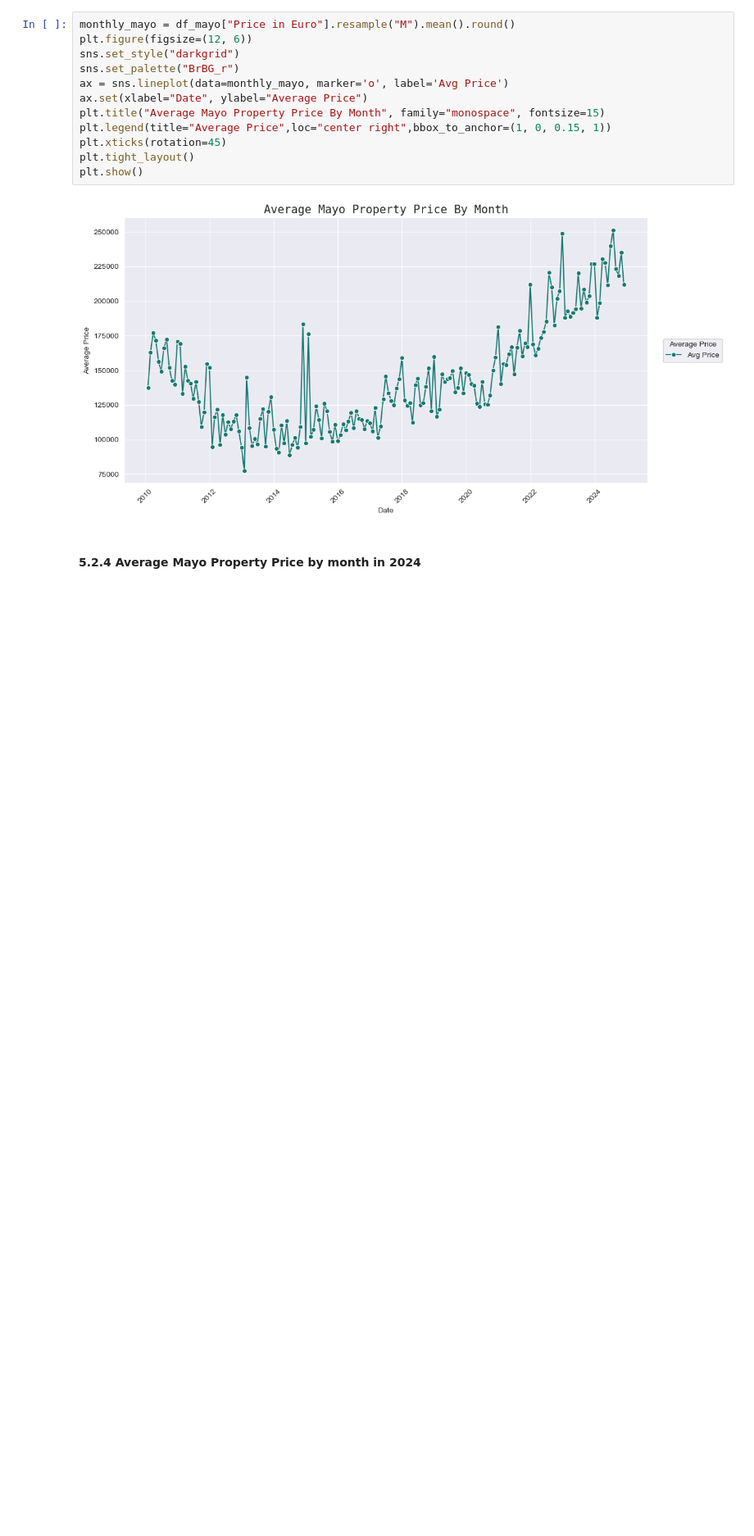
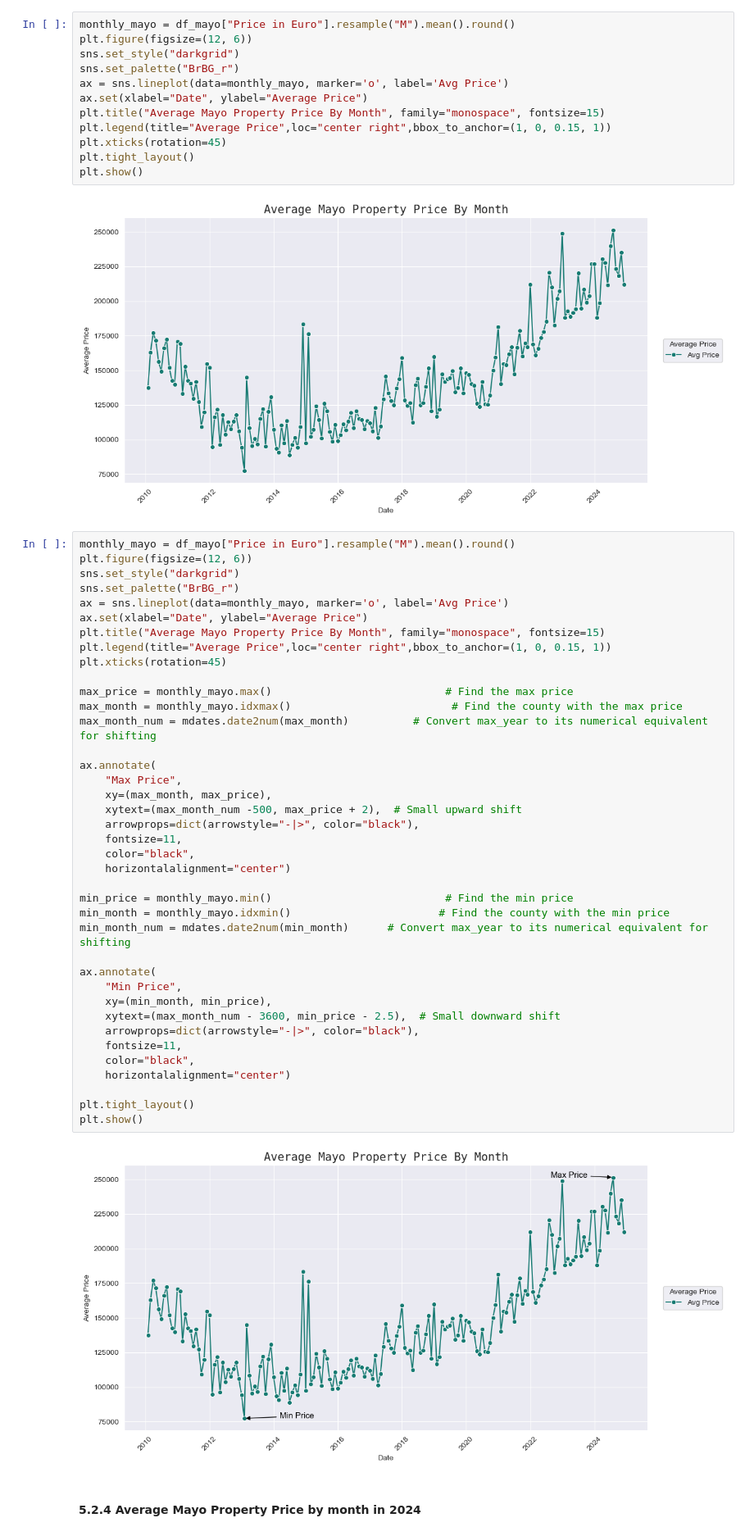
Before and after one commit to SBCURLEY/PFDA-Project, a Jupyter notebook: rppr.ipynb, the cells around one changed output. Shown at 82% size. Saved outputs shown, nothing was run; the diff lists cells and outputs as text; blank space fills up the shorter version.

```diff
--- a/rppr.ipynb
+++ b/rppr.ipynb
@@ -736,6 +721,47 @@ plt.tight_layout()
 plt.show()
 # %% [output]
 [figure]
+# %%
+monthly_mayo = df_mayo["Price in Euro"].resample("M").mean().round()
+plt.figure(figsize=(12, 6))
+sns.set_style("darkgrid")
+sns.set_palette("BrBG_r")
+ax = sns.lineplot(data=monthly_mayo, marker='o', label='Avg Price')
+ax.set(xlabel="Date", ylabel="Average Price")
+plt.title("Average Mayo Property Price By Month", family="monospace", fontsize=15)
+plt.legend(title="Average Price",loc="center right",bbox_to_anchor=(1, 0, 0.15, 1))
+plt.xticks(rotation=45)
+
+max_price = monthly_mayo.max()                           # Find the max price
+max_month = monthly_mayo.idxmax()                         # Find the county with the max price
+max_month_num = mdates.date2num(max_month)          # Convert max_year to its numerical equivalent for shifting
+
+ax.annotate(
+    "Max Price",
+    xy=(max_month, max_price),
+    xytext=(max_month_num -500, max_price + 2),  # Small upward shift
+    arrowprops=dict(arrowstyle="-|>", color="black"),
+    fontsize=11,
+    color="black",
+    horizontalalignment="center")
+
+min_price = monthly_mayo.min()                           # Find the min price
+min_month = monthly_mayo.idxmin()                       # Find the county with the min price
+min_month_num = mdates.date2num(min_month)      # Convert max_year to its numerical equivalent for shifting
+
+ax.annotate(
+    "Min Price",
+    xy=(min_month, min_price),
+    xytext=(max_month_num - 3600, min_price - 2.5),  # Small downward shift
+    arrowprops=dict(arrowstyle="-|>", color="black"),
+    fontsize=11,
+    color="black",
+    horizontalalignment="center")
+
+plt.tight_layout()
+plt.show()
+# %% [output]
+[figure, added]
 # %% [markdown]
 #### 5.2.4 Average Mayo Property Price by month in 2024
 # %%
```
Also changed, not shown: parts of 29 cells of this notebook.
